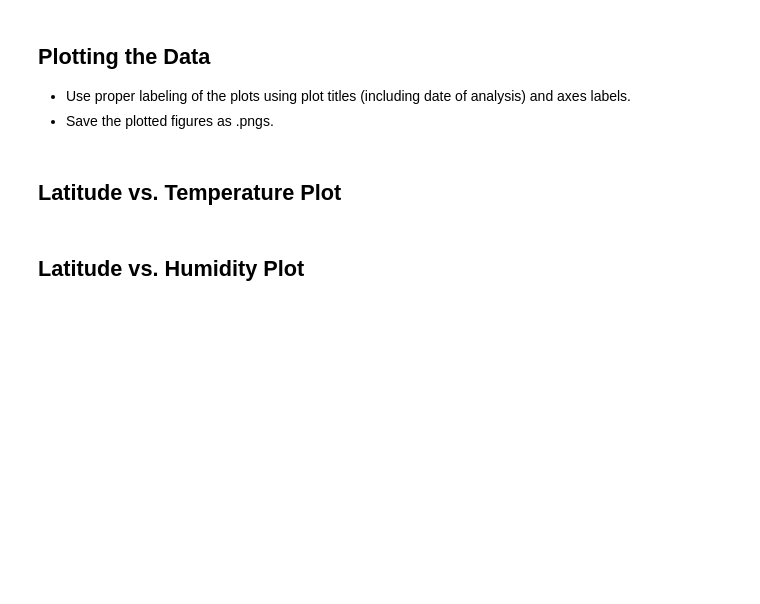
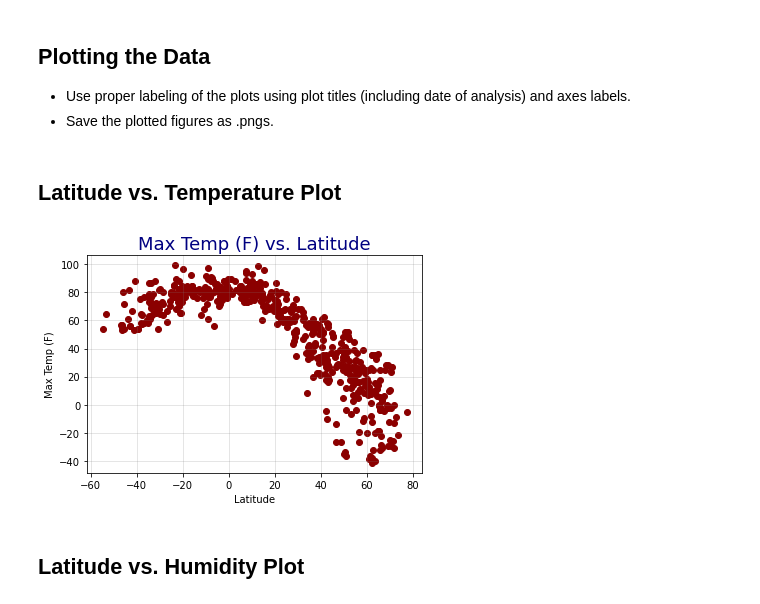
Before and after one commit to emjasmine/python-api-challenge, a Jupyter notebook: WeatherPy/WeatherPy.ipynb, the cells around one changed output. Saved outputs shown, nothing was run; the diff lists cells and outputs as text; code cells hidden in the pictures; blank space fills up the shorter version.

Commit message:
update code for WeatheryPy

```diff
--- a/WeatherPy/WeatherPy.ipynb
+++ b/WeatherPy/WeatherPy.ipynb
@@ -168,3 +169,5 @@ Int64Index([], dtype='int64')
 # %%
 # Make a new DataFrame equal to the city data to drop all humidity outliers by index.
 # Passing "inplace=False" will make a copy of the city_data DataFrame, which we call "clean_city_data".
+clean_city_df = weather_df.drop(index, inplace=False)
+clean_city_df
@@ -187,5 +191,18 @@ plt.show()
 * Save the plotted figures as .pngs.
 # %% [markdown]
 ## Latitude vs. Temperature Plot
+# %%
+plt.scatter(clean_city_df['Lat'],clean_city_df['Max Temp'], color='darkred')
+plt.xlabel('Latitude')
+plt.ylabel('Max Temp (F)')
+plt.grid(color='grey', alpha=.25)
+plt.title('Max Temp (F) vs. Latitude',
+          loc='center',
+          fontdict={'fontsize': 18,
+                     'fontweight' : 5,
+                     'color' : 'navy'})
+plt.show()
+# %% [output]
+[figure, added]
 # %% [markdown]
 ## Latitude vs. Humidity Plot
```
Also changed, not shown: parts of 19 cells of this notebook, 4 other files.
